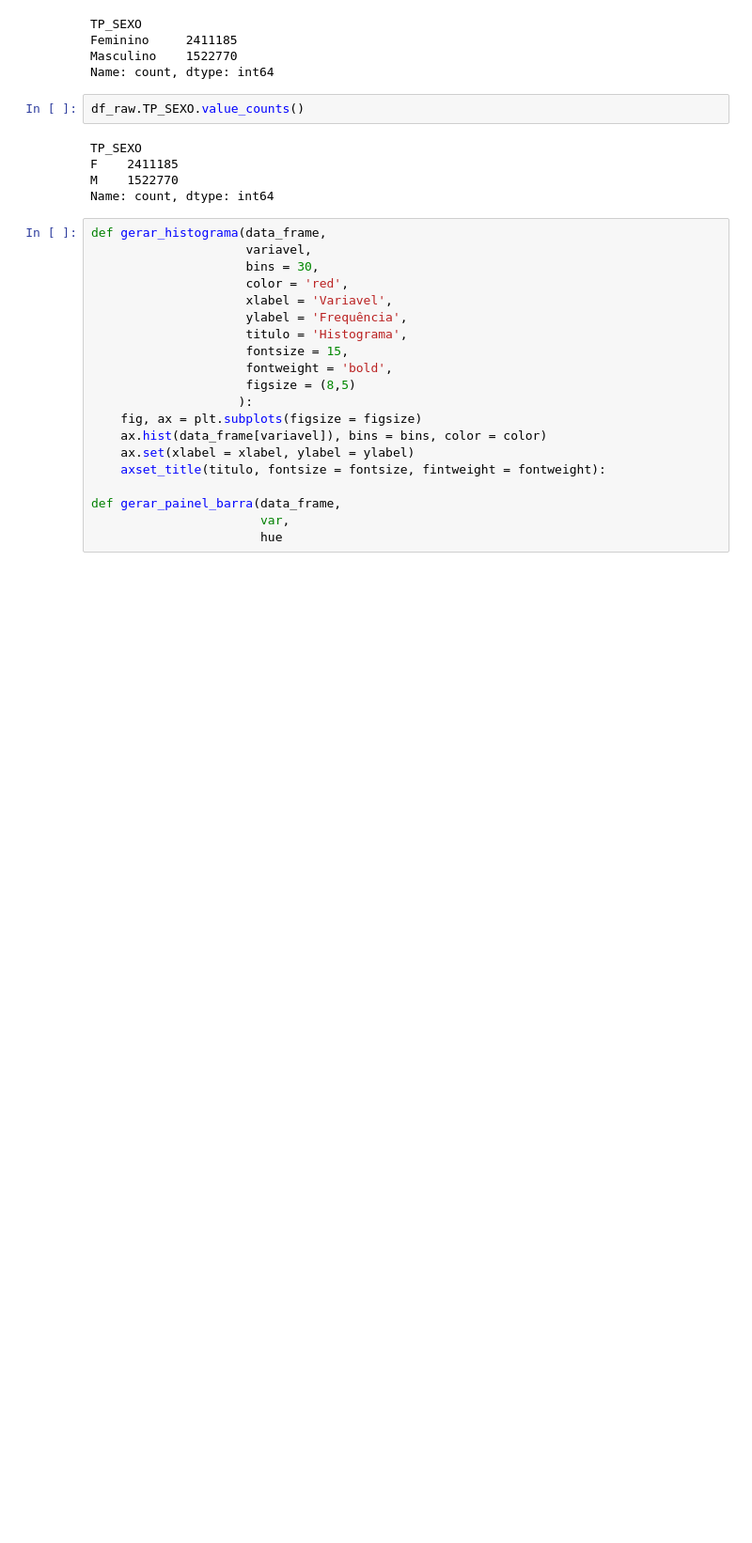
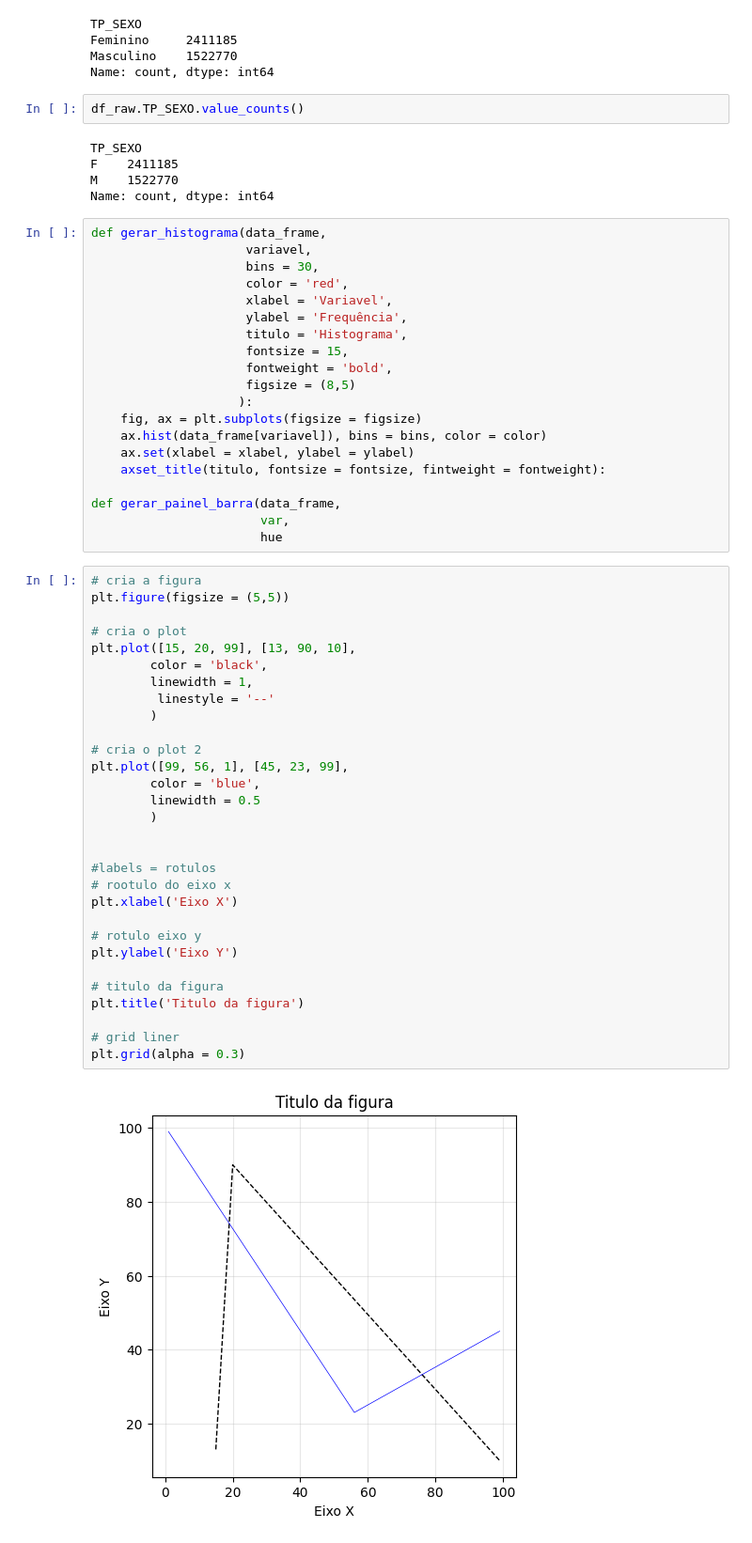
Before and after one commit to Rmcstt/Bootcamp-Data-Analytics, a Jupyter notebook: aula07.ipynb, the cells around one changed output. Shown: that part at 94% size. Saved outputs shown, nothing was run; the diff lists cells and outputs as text; blank space fills up the shorter version.

```diff
--- a/aula07.ipynb
+++ b/aula07.ipynb
@@ -150,3 +150,35 @@ def gerar_histograma(data_frame,
 def gerar_painel_barra(data_frame,
                        var,
                        hue
+# %%
+# cria a figura
+plt.figure(figsize = (5,5))
+
+# cria o plot
+plt.plot([15, 20, 99], [13, 90, 10],
+        color = 'black',
+        linewidth = 1,
+         linestyle = '--'
+        )
+
+# cria o plot 2
+plt.plot([99, 56, 1], [45, 23, 99],
+        color = 'blue',
+        linewidth = 0.5
+        )
+
+
+#labels = rotulos
+# rootulo do eixo x
+plt.xlabel('Eixo X')
+
+# rotulo eixo y
+plt.ylabel('Eixo Y')
+
+# titulo da figura
+plt.title('Titulo da figura')
+
+# grid liner
+plt.grid(alpha = 0.3)
+# %% [output]
+[figure, added]
```
